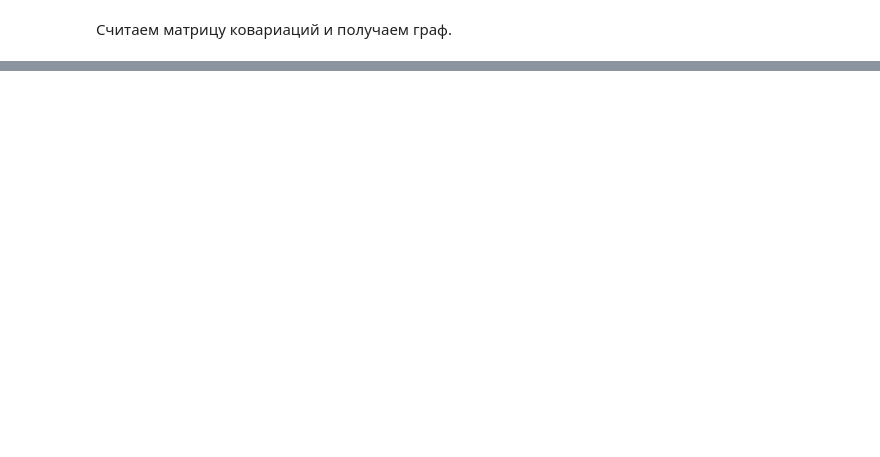
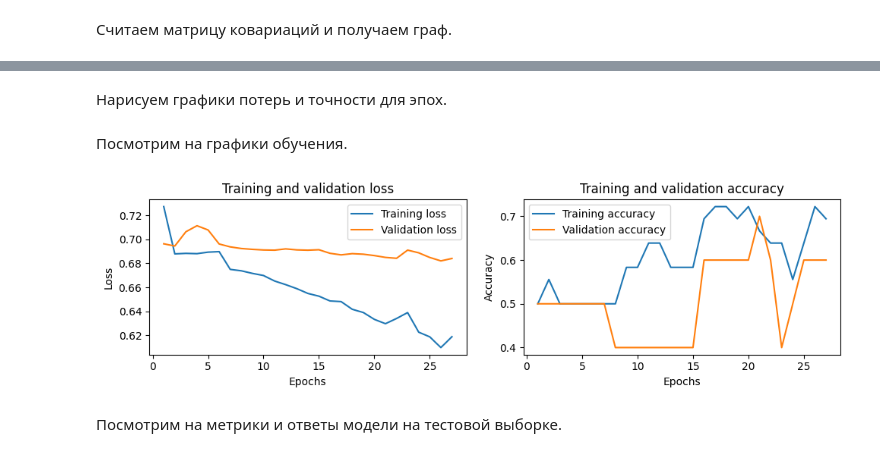
Before and after one commit to sofia-nelipovich/tda, a Jupyter notebook: main.ipynb, the cells around one changed output, grey strips where cells are left out. Drawn from its saved outputs; the diff is of its cells as text; code cells hidden in the pictures; blank space fills up the shorter version.

```diff
--- a/main.ipynb
+++ b/main.ipynb
@@ -402,0 +626,53 @@ print(time_giotto, time_gudhi)
+# %% [markdown]
+Нарисуем графики потерь и точности для эпох.
+# %%
+import matplotlib.pyplot as plt
+
+
+def plot_history(loss, val_loss, acc, val_acc):
+    '''
+    Plot history of model training
+    :param loss: array
+    :param val_loss: array
+    :param acc: array
+    :param val_acc: array
+    :return: none
+    '''
+    epochs = range(1, len(loss) + 1)
+
+    # Построение графика потерь
+    fig, axs = plt.subplots(1, 2, figsize=(10, 3))
+
+    axs[0].plot(epochs, loss, label='Training loss')
+    axs[0].plot(epochs, val_loss, label='Validation loss')
+
+    axs[0].set_title('Training and validation loss')
+    axs[0].set_xlabel('Epochs')
+    axs[0].set_ylabel('Loss')
+    axs[0].legend()
+
+    # Построение графика точности
+    axs[1].plot(epochs, acc, label='Training accuracy')
+    axs[1].plot(epochs, val_acc, label='Validation accuracy')
+    axs[1].set_title('Training and validation accuracy')
+    axs[1].set_xlabel('Epochs')
+    axs[1].set_ylabel('Accuracy')
+    axs[1].legend(loc='upper left')
+
+    plt.tight_layout()
+    plt.show()
+# %% [markdown]
+Посмотрим на графики обучения.
+# %%
+# Извлечение данных из истории обучения
+history_dict = hist.history
+loss = history_dict['loss']
+val_loss = history_dict['val_loss']
+acc = history_dict['accuracy']
+val_acc = history_dict['val_accuracy']
+
+plot_history(loss, val_loss, acc, val_acc)
+# %% [output]
+[figure, added]
+# %% [markdown]
+Посмотрим на метрики и ответы модели на тестовой выборке.
```
Also changed, not shown: parts of 83 cells of this notebook.
